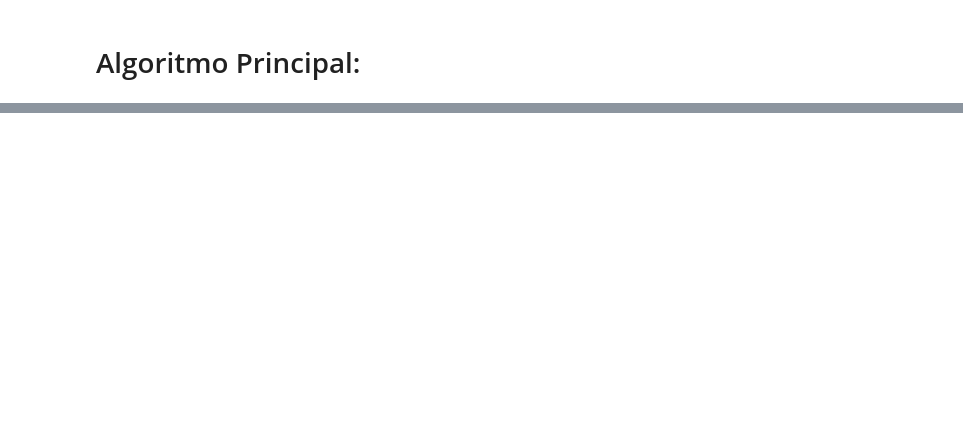
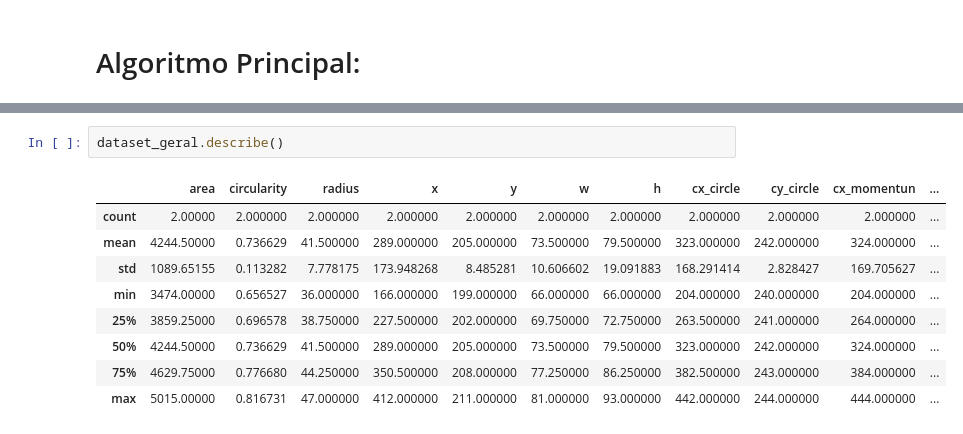
Before and after one commit to Gus-1003/ISD-invention, a Jupyter notebook: Pesquisa/5_Validação_Modularizada.ipynb, the cells around one changed output, grey strips where cells are left out. Drawn from its saved outputs; the diff is of its cells as text; blank space fills up the shorter version.

```diff
--- a/Pesquisa/5_Validação_Modularizada.ipynb
+++ b/Pesquisa/5_Validação_Modularizada.ipynb
@@ -508,0 +432,12 @@ Avanços:
+# %%
+dataset_geral.describe()
+# %% [output]
+|  | area | circularity | radius | x | y | w | h | cx_circle | cy_circle | cx_momentun | ... |
+| count | 2.00000 | 2.000000 | 2.000000 | 2.000000 | 2.000000 | 2.000000 | 2.000000 | 2.000000 | 2.000000 | 2.000000 | ... |
+| mean | 4244.50000 | 0.736629 | 41.500000 | 289.000000 | 205.000000 | 73.500000 | 79.500000 | 323.000000 | 242.000000 | 324.000000 | ... |
+| std | 1089.65155 | 0.113282 | 7.778175 | 173.948268 | 8.485281 | 10.606602 | 19.091883 | 168.291414 | 2.828427 | 169.705627 | ... |
+| min | 3474.00000 | 0.656527 | 36.000000 | 166.000000 | 199.000000 | 66.000000 | 66.000000 | 204.000000 | 240.000000 | 204.000000 | ... |
+| 25% | 3859.25000 | 0.696578 | 38.750000 | 227.500000 | 202.000000 | 69.750000 | 72.750000 | 263.500000 | 241.000000 | 264.000000 | ... |
+| 50% | 4244.50000 | 0.736629 | 41.500000 | 289.000000 | 205.000000 | 73.500000 | 79.500000 | 323.000000 | 242.000000 | 324.000000 | ... |
+| 75% | 4629.75000 | 0.776680 | 44.250000 | 350.500000 | 208.000000 | 77.250000 | 86.250000 | 382.500000 | 243.000000 | 384.000000 | ... |
+| max | 5015.00000 | 0.816731 | 47.000000 | 412.000000 | 211.000000 | 81.000000 | 93.000000 | 442.000000 | 244.000000 | 444.000000 | ... |
```
Also changed, not shown: parts of 25 cells of this notebook.
